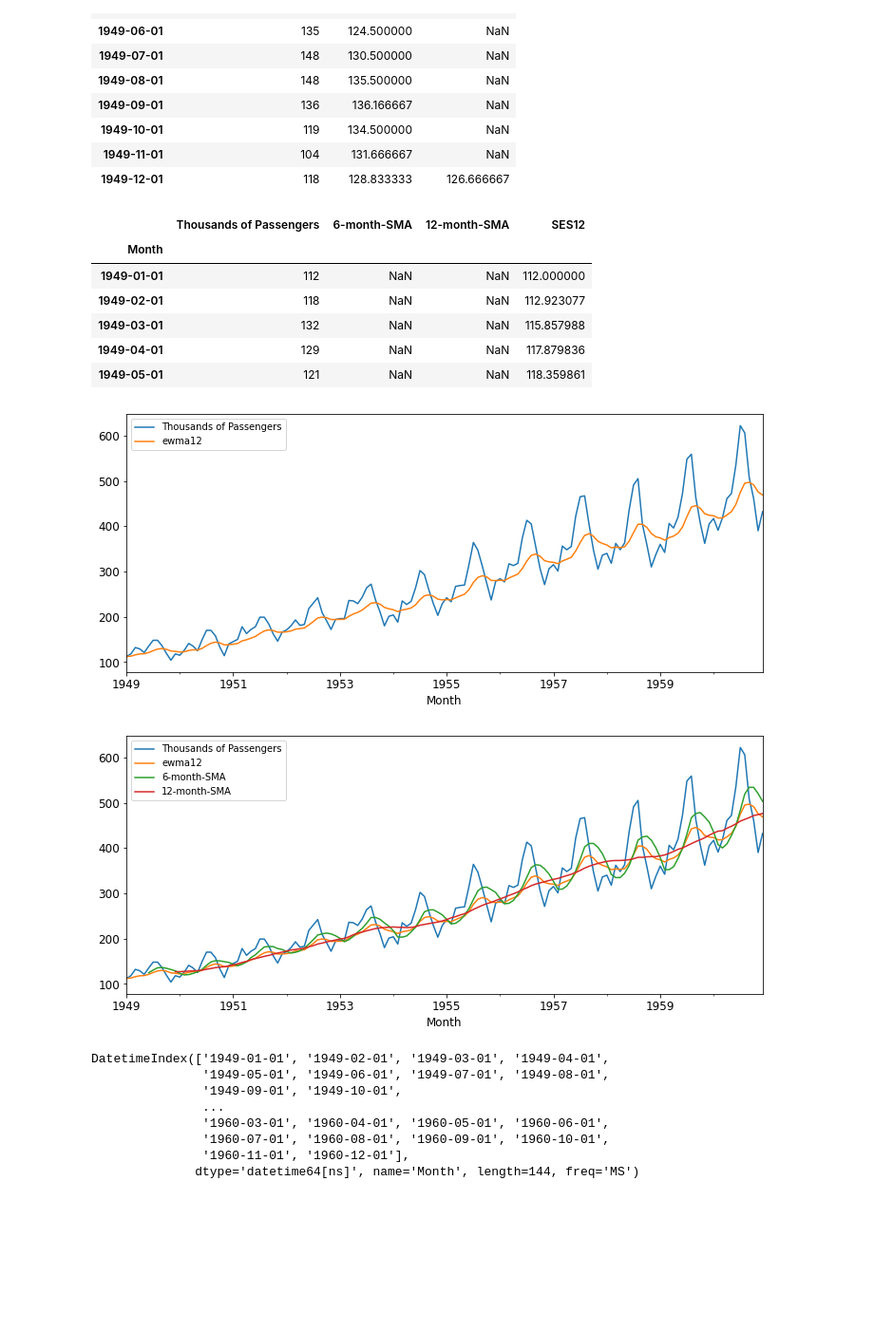
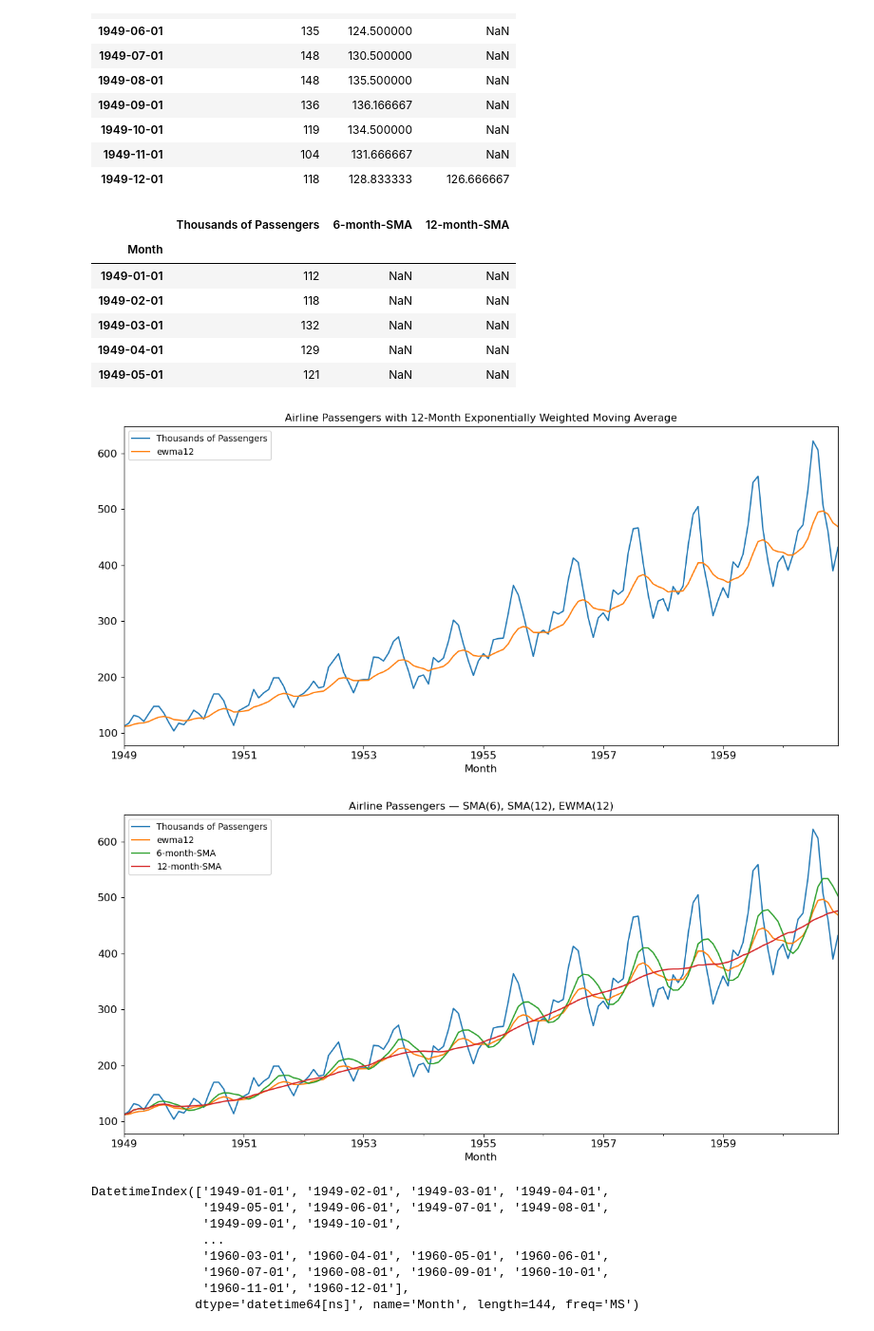
Before and after one commit to AleLagTeach/Demand-Forecasting, a Jupyter notebook: Demand Forecasting.ipynb, the cells around one changed output. Shown at 95% size. Drawn from its saved outputs; the diff is of its cells as text; code cells hidden in the pictures; blank space fills up the shorter version.

```diff
--- a/Demand Forecasting.ipynb
+++ b/Demand Forecasting.ipynb
@@ -79,7 +88,7 @@ usmacro[['gdp_trend','realgdp']]['2000-03-31':].plot(figsize=(12,8),title='GDP &
 # Multiplicative model is used when the trend increases/decreases at a non linear rate.
 #Example, every year the number of airline passengers doubles by 20,000.
 # %%
-airline = pd.read_csv("C:/Users/Alexandra Logorio/HLM/Demand Forecasting/airline_passengers.csv",index_col='Month', parse_dates=True)
+airline = pd.read_csv("C:/Users/Alexandra Lagorio/Desktop/Progetti/Jupiter Notebook/Demand Forecasting/airline_passengers.csv",index_col='Month', parse_dates=True)
 airline.head()
 # %% [output]
 |  | Thousands of Passengers |
@@ -111,8 +139,23 @@ airline.head()
 | 1949-04-01 | 129 |
 | 1949-05-01 | 121 |
 # %%
-airline.dropna(inplace=True)
+# Make sure the column name is correct and the index is a DateTimeIndex
+airline = airline.copy()
+airline.index = pd.to_datetime(airline.index)
+
+# Drop missing values safely
+airline = airline.dropna(subset=['Thousands of Passengers'])
+
+# Compute simple moving averages (6-month and 12-month)
 airline['6-month-SMA'] = airline['Thousands of Passengers'].rolling(window=6).mean()
 airline['12-month-SMA'] = airline['Thousands of Passengers'].rolling(window=12).mean()
-airline.plot(title='Simple Moving Averages');
+
+# Plot all three series together
+ax = airline[['Thousands of Passengers', '6-month-SMA', '12-month-SMA']].plot(
+    figsize=(12,6),
+    title='Airline Passengers - 6 & 12 Month Simple Moving Averages'
+)
+ax.autoscale(axis='x', tight=True)
+plt.tight_layout()
+plt.show();
 # %% [output]
@@ -145,22 +188,54 @@ airline.head(12)
 # %%
 airline.head()
 # %% [output]
-|  | Thousands of Passengers | 6-month-SMA | 12-month-SMA | SES12 |
-| Month |  |  |  |  |
-| 1949-01-01 | 112 | NaN | NaN | 112.000000 |
-| 1949-02-01 | 118 | NaN | NaN | 112.923077 |
-| 1949-03-01 | 132 | NaN | NaN | 115.857988 |
-| 1949-04-01 | 129 | NaN | NaN | 117.879836 |
-| 1949-05-01 | 121 | NaN | NaN | 118.359861 |
+|  | Thousands of Passengers | 6-month-SMA | 12-month-SMA |
+| Month |  |  |  |
+| 1949-01-01 | 112 | NaN | NaN |
+| 1949-02-01 | 118 | NaN | NaN |
+| 1949-03-01 | 132 | NaN | NaN |
+| 1949-04-01 | 129 | NaN | NaN |
+| 1949-05-01 | 121 | NaN | NaN |
 # %%
-airline['ewma12'] = airline['Thousands of Passengers'].ewm(span=12,adjust=False).mean()
-airline[['Thousands of Passengers','ewma12']].plot();
+# Compute the exponentially weighted moving average (EWMA)
+airline['ewma12'] = airline['Thousands of Passengers'].ewm(span=12, adjust=False).mean()
+
+# Plot the original series and the EWMA together
+ax = airline[['Thousands of Passengers', 'ewma12']].plot(
+    figsize=(12,6),
+    title='Airline Passengers with 12-Month Exponentially Weighted Moving Average'
+)
+ax.autoscale(axis='x', tight=True)
+plt.tight_layout()
+plt.show();
 # %% [output]
-[figure, old version]
+[figure, new version]
 # %%
-airline[['Thousands of Passengers','ewma12','6-month-SMA','12-month-SMA']].plot();
+# Ensure: DataFrame, datetime index, and numeric column
+airline = airline.copy()
+if isinstance(airline, pd.Series):
+    airline = airline.to_frame(name='Thousands of Passengers')
+
+airline.index = pd.to_datetime(airline.index)
+
+col = 'Thousands of Passengers'
+airline[col] = pd.to_numeric(airline[col], errors='coerce').interpolate().bfill()
+
+# (Re)calculate the moving averages and EWMA to ensure they exist
+airline['6-month-SMA']  = airline[col].rolling(window=6,  min_periods=1).mean()
+airline['12-month-SMA'] = airline[col].rolling(window=12, min_periods=1).mean()
+airline['ewma12']       = airline[col].ewm(span=12, adjust=False).mean()
+
+# Select only the columns that actually exist (avoids KeyError if a name differs)
+cols = [c for c in [col, 'ewma12', '6-month-SMA', '12-month-SMA'] if c in airline.columns]
+
+# Single combined plot (prevents duplicate rendering in Jupyter)
+ax = airline[cols].plot(figsize=(12,6),
+                        title='Airline Passengers — SMA(6), SMA(12), EWMA(12)')
+ax.autoscale(axis='x', tight=True)
+plt.tight_layout();
+plt.show();   # the semicolon prevents Jupyter from showing the plot twice
 # %% [output]
-[figure, old version]
+[figure, new version]
 # %%
 #Single Exponential Smoothing, Holt's Model (double exponential smoothing) and Holt-Winter's model (triple exponential smoothing)
 # %%
```
Also changed, not shown: parts of 41 cells of this notebook.
